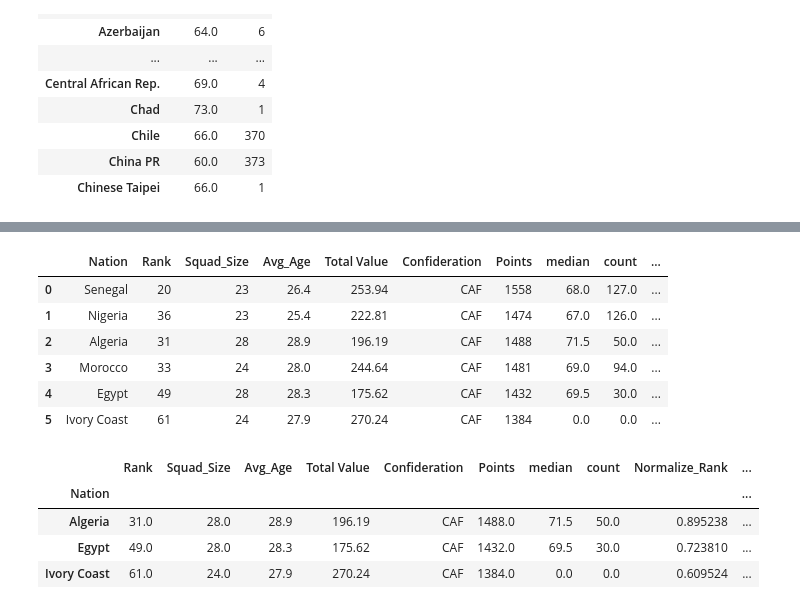
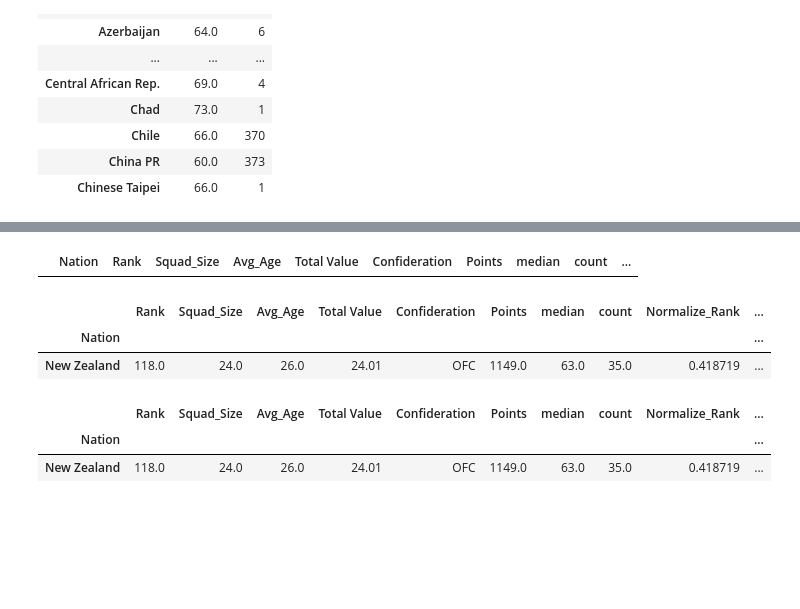
Before and after one commit to rajat3Illinois/2021_Spring_finals, a Jupyter notebook: WorldCupTeamPredictor.ipynb, the cells around one changed output, grey strips where cells are left out. Saved outputs shown, nothing was run; the diff lists cells and outputs as text; code cells hidden in the pictures; blank space fills up the shorter version.

```diff
--- a/WorldCupTeamPredictor.ipynb
+++ b/WorldCupTeamPredictor.ipynb
@@ -73,0 +39,11 @@ team_details
+# %%
+#AFC_teams = pd.read_csv("AFC.csv")
+#AFC_teams.head(10)
+#North_America_teams = pd.read_csv("North_America.csv")
+#North_America_teams
+#South_America_teams = pd.read_csv("South_America.csv")
+#South_America_teams
+#Oceania_Teams = pd.read_csv("Oceania.csv")
+#Oceania_Teams
+UEFA_Teams = pd.read_csv("UEFA.csv")
+UEFA_Teams
@@ -73,0 +70,7 @@ team_details
+# %%
+#team_details = pd.merge(AFC_teams, data_frame, left_on='Nation', right_index =True ,how='left')
+#team_details = pd.merge(North_America_teams, data_frame, left_on='Nation', right_index=True, how='left')
+#team_details = pd.merge(South_America_teams, data_frame, left_on='Nation', right_index=True, how='left')
+#team_details = pd.merge(Oceania_Teams, data_frame, left_on='Nation', right_index=True, how='left')
+team_details = pd.merge(UEFA_Teams, data_frame, left_on='Nation', right_index=True, how='left')
+team_details
@@ -268,5 +279,7 @@ teams_qualified
 # %%
 team_player_details['Total Value'] = team_player_details['Total Value'].replace({'\$':''}, regex = True)
-team_player_details['Total Value'] = team_player_details['Total Value'].replace({'\m':''}, regex = True)
+team_player_details['Total Value'] = team_player_details['Total Value'].replace({'m':''}, regex = True)
+team_player_details['Total Value'] = team_player_details['Total Value'].replace({'bn':''}, regex = True)
+team_player_details['Total Value'] = team_player_details['Total Value'].replace({'Th': ''}, regex=True)
 team_player_details
 # %% [output]
@@ -296,18 +309,18 @@ different_teams_qualified = team_player_details.loc[(team_player_details['Normal
 different_teams_qualified
 # %% [output]
 |  | Nation | Rank | Squad_Size | Avg_Age | Total Value | Confideration | Points | median | count | ... |
-| 0 | Senegal | 20 | 23 | 26.4 | 253.94 | CAF | 1558 | 68.0 | 127.0 | ... |
-| 1 | Nigeria | 36 | 23 | 25.4 | 222.81 | CAF | 1474 | 67.0 | 126.0 | ... |
-| 2 | Algeria | 31 | 28 | 28.9 | 196.19 | CAF | 1488 | 71.5 | 50.0 | ... |
-| 3 | Morocco | 33 | 24 | 28.0 | 244.64 | CAF | 1481 | 69.0 | 94.0 | ... |
-| 4 | Egypt | 49 | 28 | 28.3 | 175.62 | CAF | 1432 | 69.5 | 30.0 | ... |
-| 5 | Ivory Coast | 61 | 24 | 27.9 | 270.24 | CAF | 1384 | 0.0 | 0.0 | ... |
+# %%
+teams_qualified = team_player_details.loc[(team_player_details['Normalize_Rank'].gt(0.3)) &
+((team_player_details['Squad_Size'] * 0.5) < team_player_details['Above_Median_Count'])]
+teams_qualified
+# %% [output]
+|  | Rank | Squad_Size | Avg_Age | Total Value | Confideration | Points | median | count | Normalize_Rank | ... |
+| Nation |  |  |  |  |  |  |  |  |  | ... |
+| New Zealand | 118.0 | 24.0 | 26.0 | 24.01 | OFC | 1149.0 | 63.0 | 35.0 | 0.418719 | ... |
 # %%
-different_values = different_teams_qualified[~different_teams_qualified.isin(teams_qualified)].dropna()
+different_values = teams_qualified[~teams_qualified.isin(different_teams_qualified)].dropna()
 different_values
 # %% [output]
 |  | Rank | Squad_Size | Avg_Age | Total Value | Confideration | Points | median | count | Normalize_Rank | ... |
 | Nation |  |  |  |  |  |  |  |  |  | ... |
-| Algeria | 31.0 | 28.0 | 28.9 | 196.19 | CAF | 1488.0 | 71.5 | 50.0 | 0.895238 | ... |
-| Egypt | 49.0 | 28.0 | 28.3 | 175.62 | CAF | 1432.0 | 69.5 | 30.0 | 0.723810 | ... |
-| Ivory Coast | 61.0 | 24.0 | 27.9 | 270.24 | CAF | 1384.0 | 0.0 | 0.0 | 0.609524 | ... |
+| New Zealand | 118.0 | 24.0 | 26.0 | 24.01 | OFC | 1149.0 | 63.0 | 35.0 | 0.418719 | ... |
```
Also changed, not shown: parts of 19 cells of this notebook, 1 other file.
